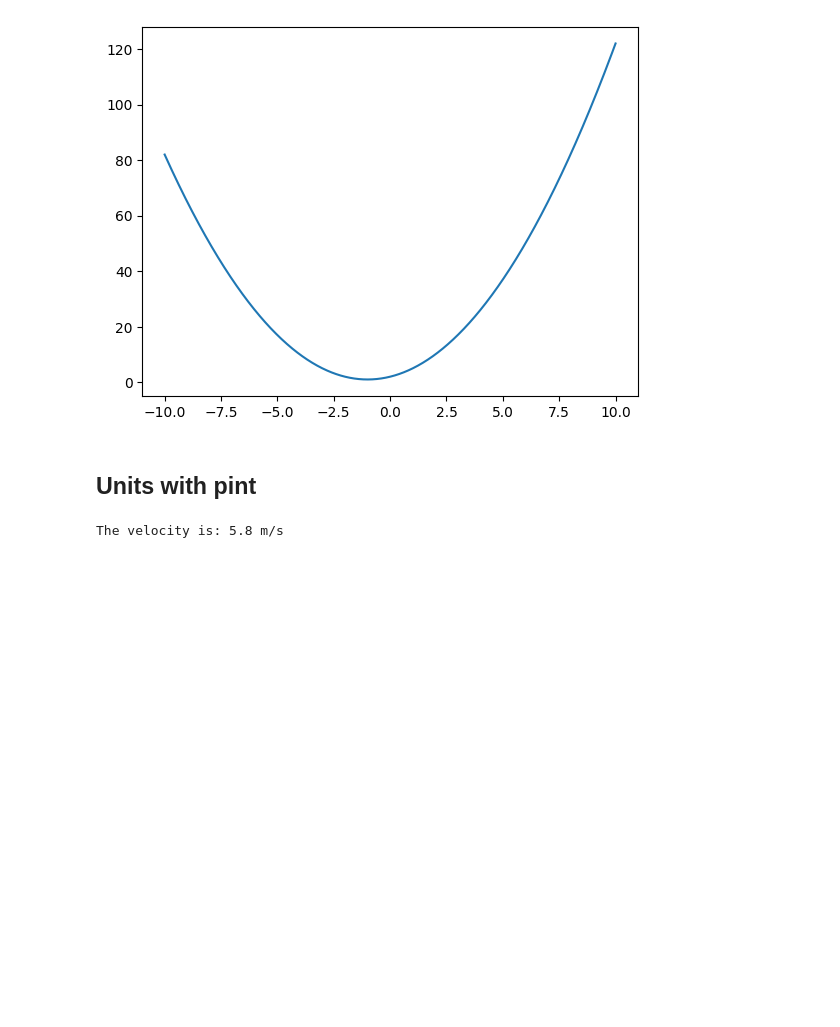
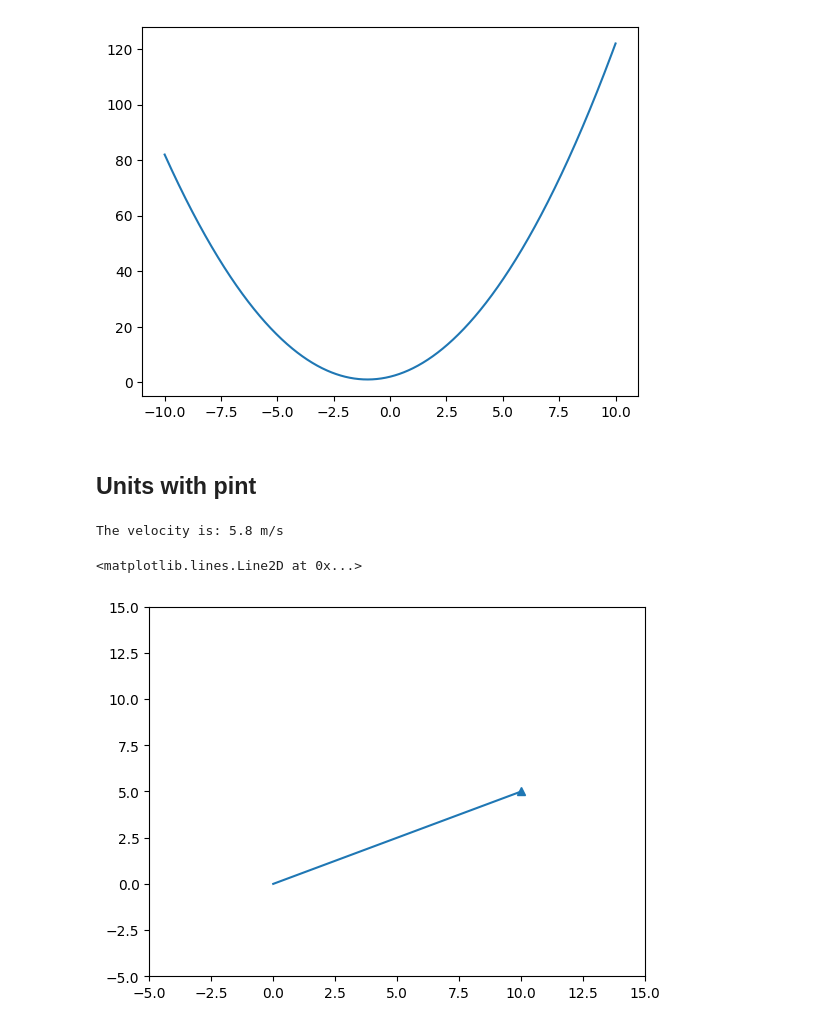
Before and after one commit to buckldav/science, a Jupyter notebook: public/assets/notebooks/intro.ipynb, the cells around one changed output. Saved outputs shown, nothing was run; the diff lists cells and outputs as text; code cells hidden in the pictures; blank space fills up the shorter version.

```diff
--- a/public/assets/notebooks/intro.ipynb
+++ b/public/assets/notebooks/intro.ipynb
@@ -56,3 +56,18 @@ v = (xf - xi) / t
 print(f'The velocity is: {v:~.2H}')
 # %% [output]
 The velocity is: 5.8 m/s
+# %%
+
+import matplotlib.lines
+import matplotlib.pyplot as plt
+
+
+vec1 = matplotlib.lines.Line2D([0, 10], [0, 5], markevery=[1], marker="^")
+
+fig, ax = plt.subplots()
+ax.set_xbound(-5, 15)
+ax.set_ybound(-5, 15)
+ax.add_line(vec1)
+# %% [output]
+<matplotlib.lines.Line2D at 0x...>
+[figure, added]
```
Also changed, not shown: 3 other files.
